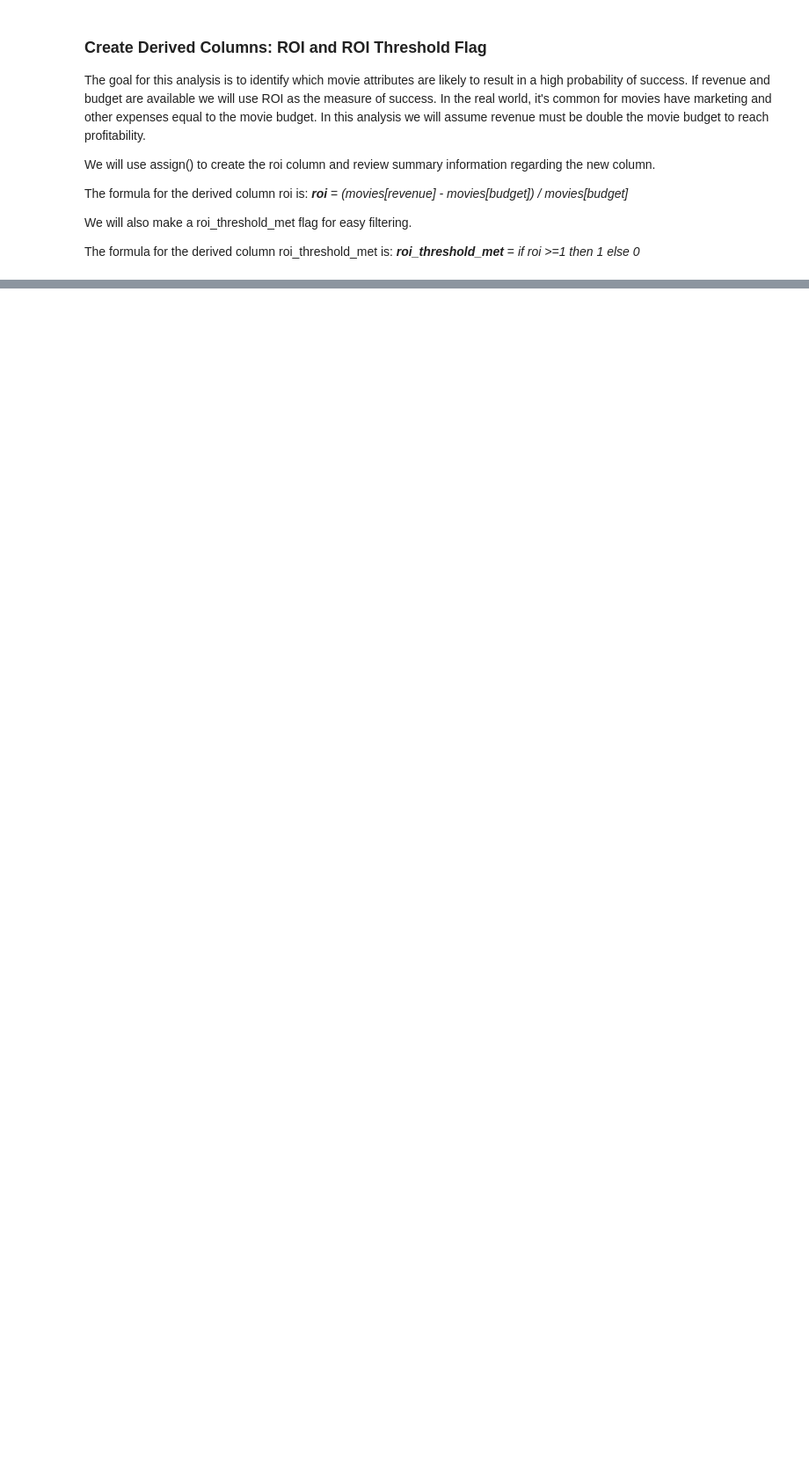
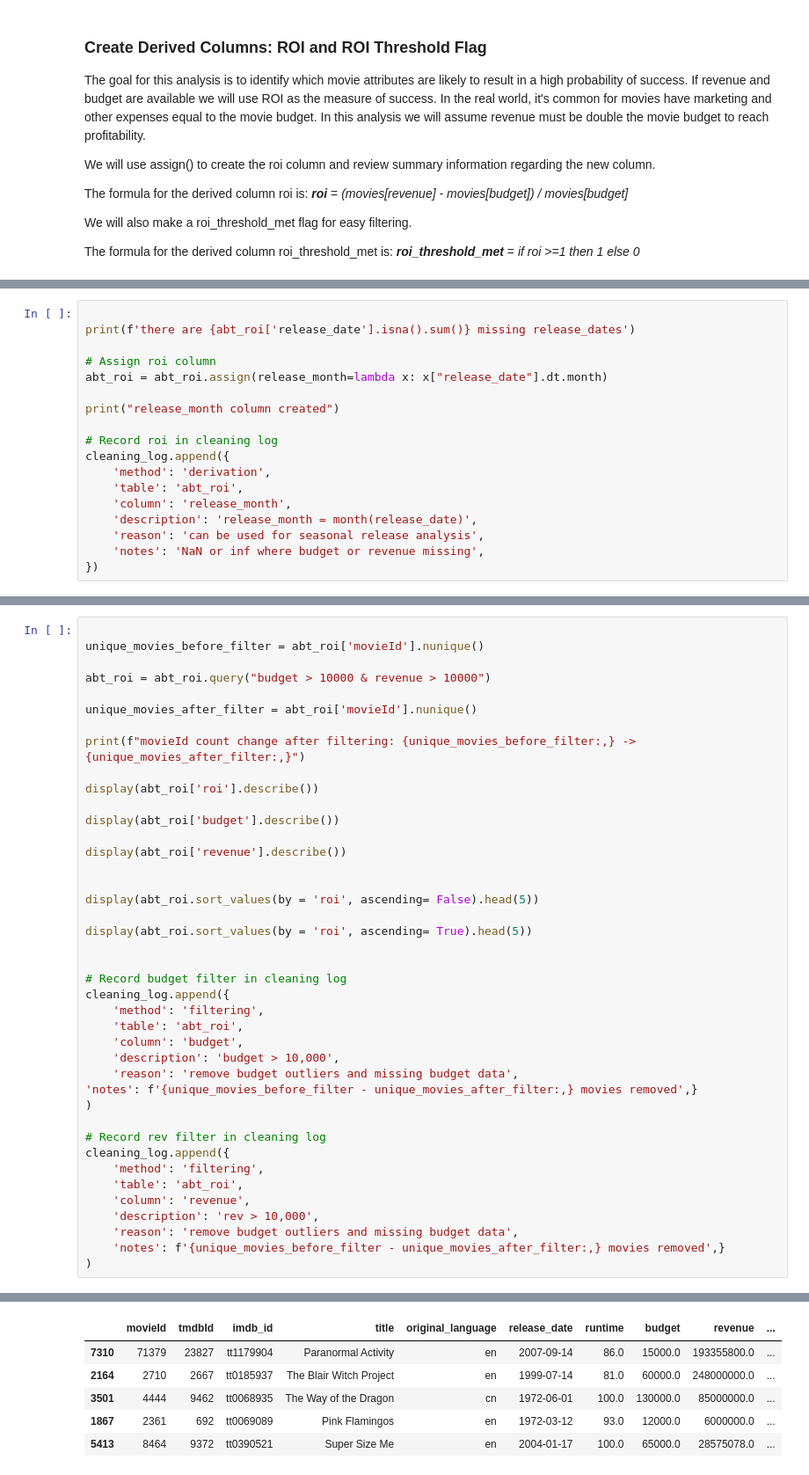
Before and after one commit to MFUTSA/Project-Option-1-Matt-Flores, a Jupyter notebook: notebooks/Milestone_2.ipynb, the cells around one changed output, grey strips where cells are left out. Shown at 88% size. Saved outputs shown, nothing was run; the diff lists cells and outputs as text; blank space fills up the shorter version.

```diff
--- a/notebooks/Milestone_2.ipynb
+++ b/notebooks/Milestone_2.ipynb
@@ -756,0 +800,18 @@ cleaning_log.extend([
+# %%
+
+print(f'there are {abt_roi['release_date'].isna().sum()} missing release_dates')
+
+# Assign roi column
+abt_roi = abt_roi.assign(release_month=lambda x: x["release_date"].dt.month)
+
+print("release_month column created")
+
+# Record roi in cleaning log
+cleaning_log.append({
+    'method': 'derivation',
+    'table': 'abt_roi',
+    'column': 'release_month',
+    'description': 'release_month = month(release_date)',
+    'reason': 'can be used for seasonal release analysis',
+    'notes': 'NaN or inf where budget or revenue missing',
+})
@@ -756,0 +827,42 @@ cleaning_log.extend([
+# %%
+
+unique_movies_before_filter = abt_roi['movieId'].nunique()
+
+abt_roi = abt_roi.query("budget > 10000 & revenue > 10000")
+
+unique_movies_after_filter = abt_roi['movieId'].nunique()
+
+print(f"movieId count change after filtering: {unique_movies_before_filter:,} -> {unique_movies_after_filter:,}")
+
+display(abt_roi['roi'].describe())
+
+display(abt_roi['budget'].describe())
+
+display(abt_roi['revenue'].describe())
+
+
+display(abt_roi.sort_values(by = 'roi', ascending= False).head(5))
+
+display(abt_roi.sort_values(by = 'roi', ascending= True).head(5))
+
+
+# Record budget filter in cleaning log
+cleaning_log.append({
+    'method': 'filtering',
+    'table': 'abt_roi',
+    'column': 'budget',
+    'description': 'budget > 10,000',
+    'reason': 'remove budget outliers and missing budget data',
+'notes': f'{unique_movies_before_filter - unique_movies_after_filter:,} movies removed',}
+)
+
+# Record rev filter in cleaning log
+cleaning_log.append({
+    'method': 'filtering',
+    'table': 'abt_roi',
+    'column': 'revenue',
+    'description': 'rev > 10,000',
+    'reason': 'remove budget outliers and missing budget data',
+    'notes': f'{unique_movies_before_filter - unique_movies_after_filter:,} movies removed',}
+)
+# %% [output]
@@ -756,0 +897,6 @@ cleaning_log.extend([
+|  | movieId | tmdbId | imdb_id | title | original_language | release_date | runtime | budget | revenue | ... |
+| 7310 | 71379 | 23827 | tt1179904 | Paranormal Activity | en | 2007-09-14 | 86.0 | 15000.0 | 193355800.0 | ... |
+| 2164 | 2710 | 2667 | tt0185937 | The Blair Witch Project | en | 1999-07-14 | 81.0 | 60000.0 | 248000000.0 | ... |
+| 3501 | 4444 | 9462 | tt0068935 | The Way of the Dragon | cn | 1972-06-01 | 100.0 | 130000.0 | 85000000.0 | ... |
+| 1867 | 2361 | 692 | tt0069089 | Pink Flamingos | en | 1972-03-12 | 93.0 | 12000.0 | 6000000.0 | ... |
+| 5413 | 8464 | 9372 | tt0390521 | Super Size Me | en | 2004-01-17 | 100.0 | 65000.0 | 28575078.0 | ... |
```
Also changed, not shown: parts of 21 cells of this notebook.
